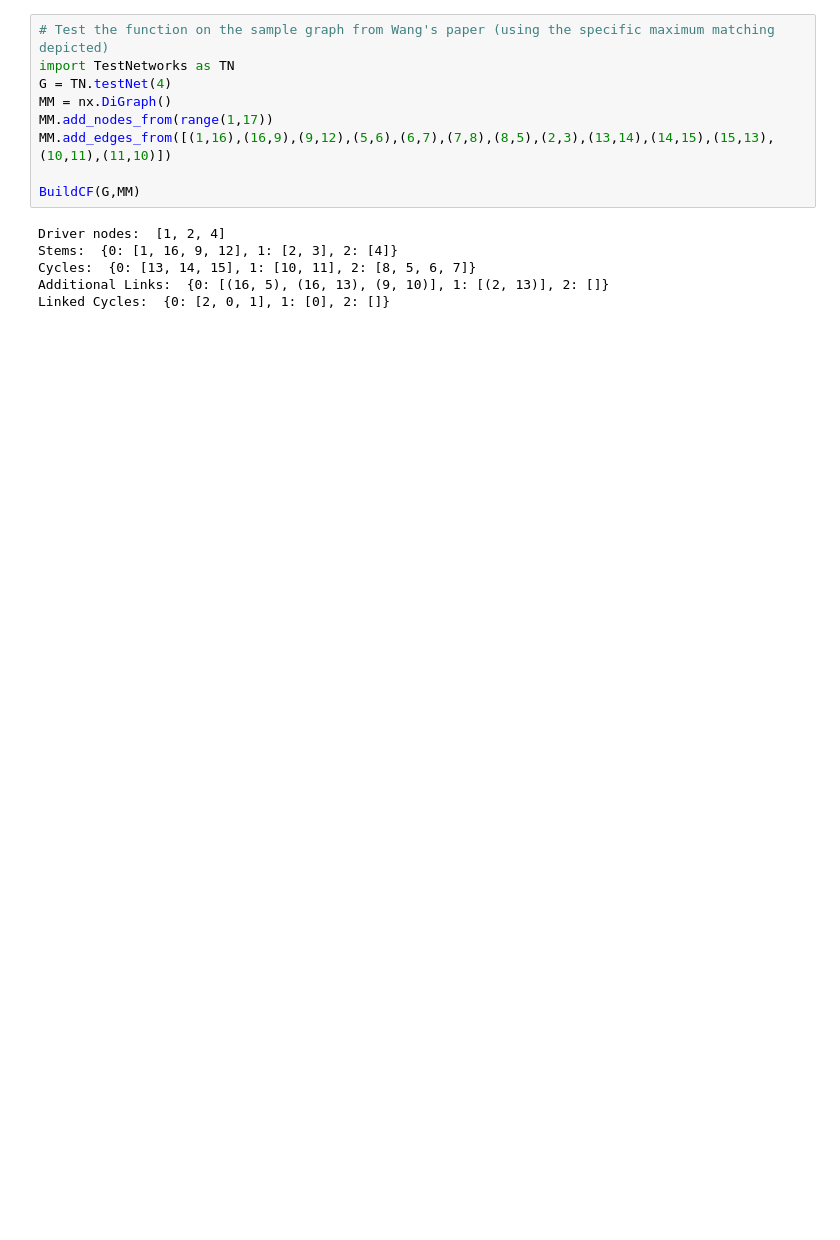
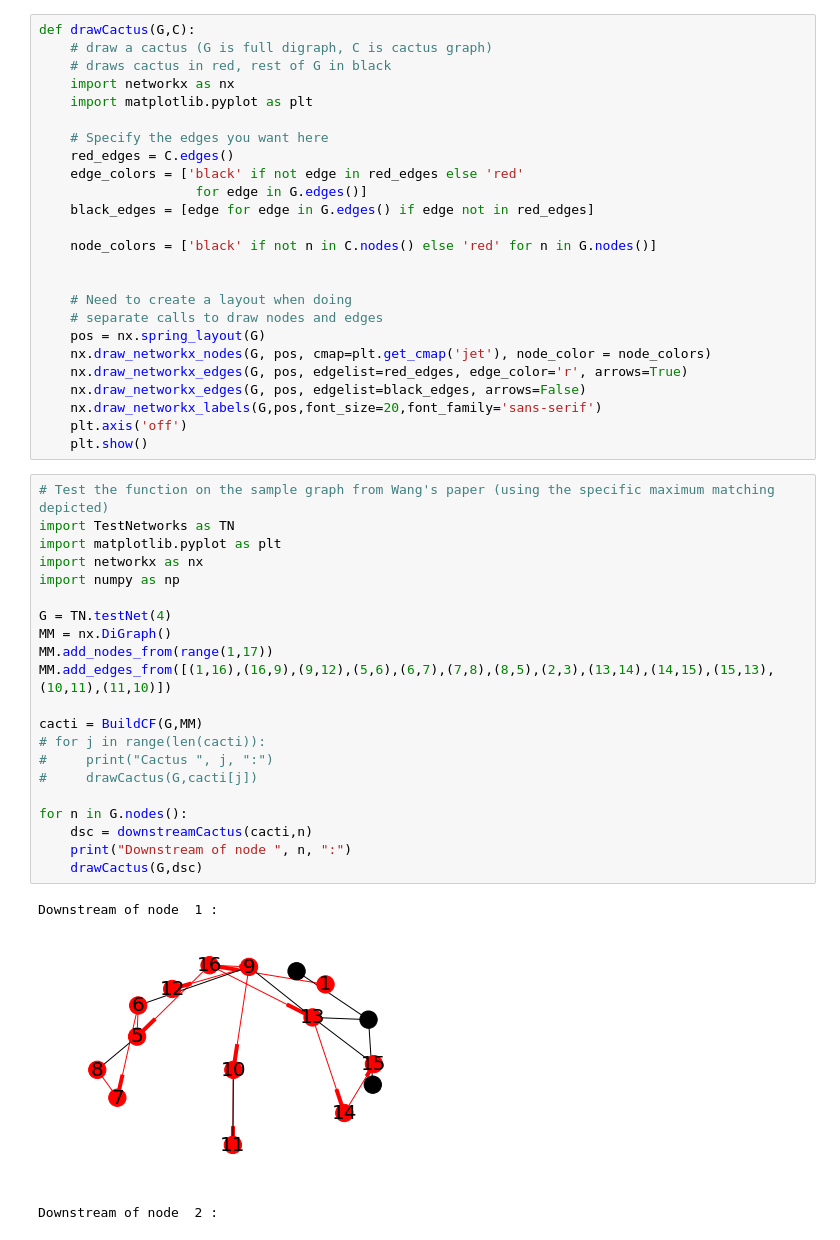
Before and after one commit to darthbeeblebrox/Network_Control, a Jupyter notebook: BuildCF.ipynb, the cells around one changed output. Drawn from its saved outputs; the diff is of its cells as text; blank space fills up the shorter version.

Commit message:
Added Downstream Cactus Function to BuildCF
Given a set of MM cacti and a node, it returns just the downstream part
of that node's cactus

```diff
--- a/BuildCF.ipynb
+++ b/BuildCF.ipynb
@@ -98,15 +192,50 @@ def BuildCF(G,MM):
+# %%
+def drawCactus(G,C):
+    # draw a cactus (G is full digraph, C is cactus graph)
+    # draws cactus in red, rest of G in black
+    import networkx as nx
+    import matplotlib.pyplot as plt
+
+    # Specify the edges you want here
+    red_edges = C.edges()
+    edge_colors = ['black' if not edge in red_edges else 'red'
+                    for edge in G.edges()]
+    black_edges = [edge for edge in G.edges() if edge not in red_edges]
+
+    node_colors = ['black' if not n in C.nodes() else 'red' for n in G.nodes()]
+
+
+    # Need to create a layout when doing
+    # separate calls to draw nodes and edges
+    pos = nx.spring_layout(G)
+    nx.draw_networkx_nodes(G, pos, cmap=plt.get_cmap('jet'), node_color = node_colors)
+    nx.draw_networkx_edges(G, pos, edgelist=red_edges, edge_color='r', arrows=True)
+    nx.draw_networkx_edges(G, pos, edgelist=black_edges, arrows=False)
+    nx.draw_networkx_labels(G,pos,font_size=20,font_family='sans-serif')
+    plt.axis('off')
+    plt.show()
 # %%
 # Test the function on the sample graph from Wang's paper (using the specific maximum matching depicted)
 import TestNetworks as TN
+import matplotlib.pyplot as plt
+import networkx as nx
+import numpy as np
+
 G = TN.testNet(4)
 MM = nx.DiGraph()
 MM.add_nodes_from(range(1,17))
 MM.add_edges_from([(1,16),(16,9),(9,12),(5,6),(6,7),(7,8),(8,5),(2,3),(13,14),(14,15),(15,13),(10,11),(11,10)])
 
-BuildCF(G,MM)
+cacti = BuildCF(G,MM)
+# for j in range(len(cacti)):
+#     print("Cactus ", j, ":")
+#     drawCactus(G,cacti[j])
+
+for n in G.nodes():
+    dsc = downstreamCactus(cacti,n)
+    print("Downstream of node ", n, ":")
+    drawCactus(G,dsc)
 # %% [output]
-Driver nodes:  [1, 2, 4]
-Stems:  {0: [1, 16, 9, 12], 1: [2, 3], 2: [4]}
-Cycles:  {0: [13, 14, 15], 1: [10, 11], 2: [8, 5, 6, 7]}
-Additional Links:  {0: [(16, 5), (16, 13), (9, 10)], 1: [(2, 13)], 2: []}
-Linked Cycles:  {0: [2, 0, 1], 1: [0], 2: []}
+Downstream of node  1 :
+[figure, added]
+Downstream of node  2 :
```
Also changed, not shown: parts of 3 cells of this notebook, 1 other file.
